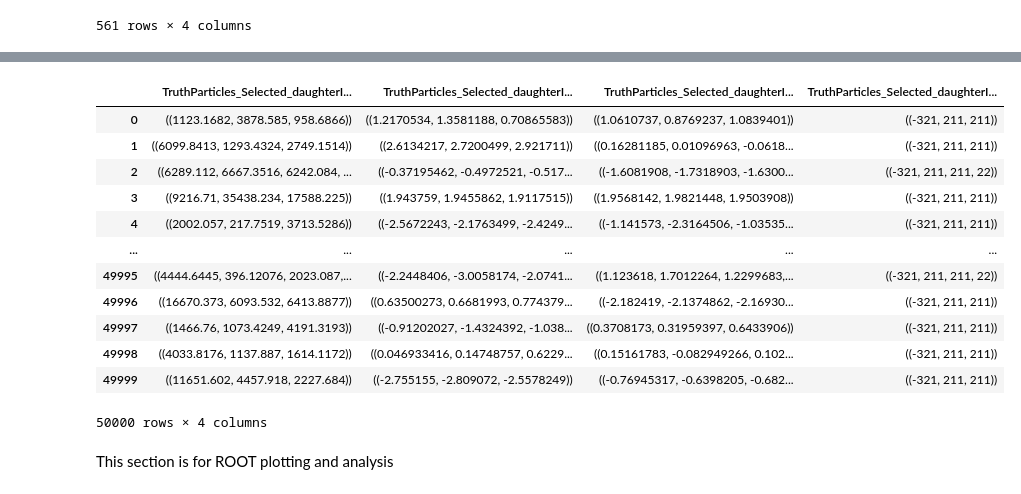
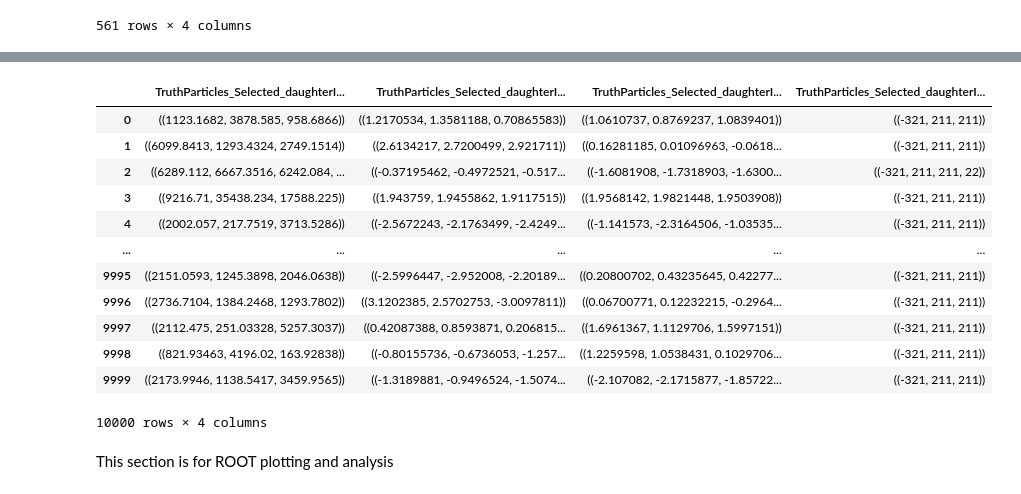
Before and after one commit to GitGup/ATLAS_DNN, a Jupyter notebook: MCAnalysis.ipynb, the cells around one changed output, grey strips where cells are left out. Saved outputs shown, nothing was run; the diff lists cells and outputs as text; code cells hidden in the pictures.

```diff
--- a/MCAnalysis.ipynb
+++ b/MCAnalysis.ipynb
@@ -70,24 +89,24 @@ df
 # %%
 TTree2 = process_ntuple(files[0])
 
-df2 = show(0, TTree2, ['TruthParticles_Selected_daughterInfoT__pt', 'TruthParticles_Selected_daughterInfoT__phi','TruthParticles_Selected_daughterInfoT__eta', 'TruthParticles_Selected_daughterInfoT__pdgId'], 50000)
+df2 = show(0, TTree2, ['TruthParticles_Selected_daughterInfoT__pt', 'TruthParticles_Selected_daughterInfoT__phi','TruthParticles_Selected_daughterInfoT__eta', 'TruthParticles_Selected_daughterInfoT__pdgId'], 10000)
 empty_indices2 = [i for i, x in enumerate(df2['TruthParticles_Selected_daughterInfoT__pt']) if len(x) == 0]
 df2 = df2.drop(empty_indices2)
 df2 = df2.reset_index(drop=True)
 df2
 # %% [output]
 |  | TruthParticles_Selected_daughterI... | TruthParticles_Selected_daughterI... | TruthParticles_Selected_daughterI... | TruthParticles_Selected_daughterI... |
 | 0 | ((1123.1682, 3878.585, 958.6866)) | ((1.2170534, 1.3581188, 0.70865583)) | ((1.0610737, 0.8769237, 1.0839401)) | ((-321, 211, 211)) |
 | 1 | ((6099.8413, 1293.4324, 2749.1514)) | ((2.6134217, 2.7200499, 2.921711)) | ((0.16281185, 0.01096963, -0.0618... | ((-321, 211, 211)) |
 | 2 | ((6289.112, 6667.3516, 6242.084, ... | ((-0.37195462, -0.4972521, -0.517... | ((-1.6081908, -1.7318903, -1.6300... | ((-321, 211, 211, 22)) |
 | 3 | ((9216.71, 35438.234, 17588.225)) | ((1.943759, 1.9455862, 1.9117515)) | ((1.9568142, 1.9821448, 1.9503908)) | ((-321, 211, 211)) |
 | 4 | ((2002.057, 217.7519, 3713.5286)) | ((-2.5672243, -2.1763499, -2.4249... | ((-1.141573, -2.3164506, -1.03535... | ((-321, 211, 211)) |
 | ... | ... | ... | ... | ... |
-| 49995 | ((4444.6445, 396.12076, 2023.087,... | ((-2.2448406, -3.0058174, -2.0741... | ((1.123618, 1.7012264, 1.2299683,... | ((-321, 211, 211, 22)) |
-| 49996 | ((16670.373, 6093.532, 6413.8877)) | ((0.63500273, 0.6681993, 0.774379... | ((-2.182419, -2.1374862, -2.16930... | ((-321, 211, 211)) |
-| 49997 | ((1466.76, 1073.4249, 4191.3193)) | ((-0.91202027, -1.4324392, -1.038... | ((0.3708173, 0.31959397, 0.6433906)) | ((-321, 211, 211)) |
-| 49998 | ((4033.8176, 1137.887, 1614.1172)) | ((0.046933416, 0.14748757, 0.6229... | ((0.15161783, -0.082949266, 0.102... | ((-321, 211, 211)) |
-| 49999 | ((11651.602, 4457.918, 2227.684)) | ((-2.755155, -2.809072, -2.5578249)) | ((-0.76945317, -0.6398205, -0.682... | ((-321, 211, 211)) |
+| 9995 | ((2151.0593, 1245.3898, 2046.0638)) | ((-2.5996447, -2.952008, -2.20189... | ((0.20800702, 0.43235645, 0.42277... | ((-321, 211, 211)) |
+| 9996 | ((2736.7104, 1384.2468, 1293.7802)) | ((3.1202385, 2.5702753, -3.0097811)) | ((0.06700771, 0.12232215, -0.2964... | ((-321, 211, 211)) |
+| 9997 | ((2112.475, 251.03328, 5257.3037)) | ((0.42087388, 0.8593871, 0.206815... | ((1.6961367, 1.1129706, 1.5997151)) | ((-321, 211, 211)) |
+| 9998 | ((821.93463, 4196.02, 163.92838)) | ((-0.80155736, -0.6736053, -1.257... | ((1.2259598, 1.0538431, 0.1029706... | ((-321, 211, 211)) |
+| 9999 | ((2173.9946, 1138.5417, 3459.9565)) | ((-1.3189881, -0.9496524, -1.5074... | ((-2.107082, -2.1715877, -1.85722... | ((-321, 211, 211)) |
-50000 rows × 4 columns
+10000 rows × 4 columns
 # %% [markdown]
 This section is for ROOT plotting and analysis
```
Also changed, not shown: parts of 15 cells of this notebook.
